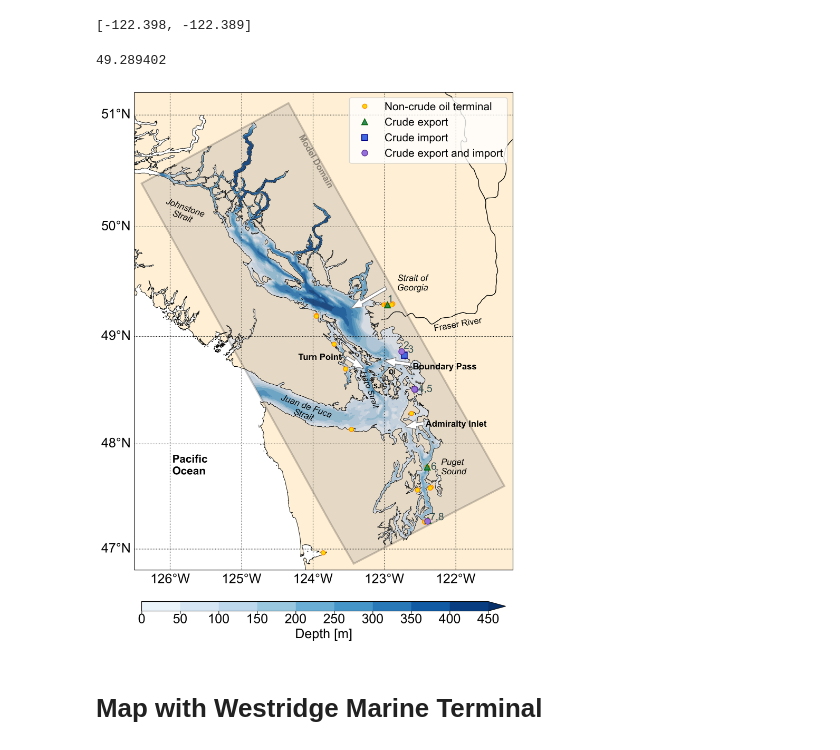
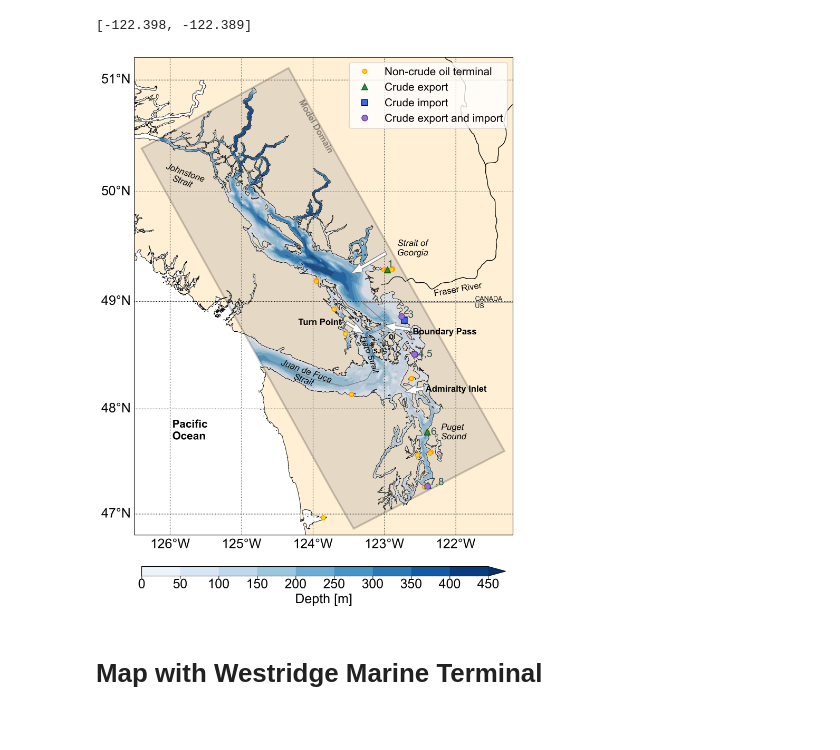
Before and after one commit to MIDOSS/MuellerEtAl_MIDOSS_paper, a Jupyter notebook: notebooks/Figure1_DomainMap.ipynb, the cells around one changed output. Drawn from its saved outputs; the diff is of its cells as text; code cells hidden in the pictures.

```diff
--- a/notebooks/Figure1_DomainMap.ipynb
+++ b/notebooks/Figure1_DomainMap.ipynb
@@ -189,10 +184,6 @@ fac_crude_out_lons = [facdf['wa'][facdf['wa']["FacilityName"]==facility].DockLon
 fac_crude_out_lons
 # %% [output]
 [-122.398, -122.389]
-# %%
-facdf['bc'].Latitude[7]
-# %% [output]
-49.289402
 # %%
 mask = xarray.open_dataset(grid_dir/'mesh_mask201702.nc')
 coords = xarray.open_dataset(grid_dir/'coordinates_seagrid_SalishSea201702.nc', decode_times=False)
@@ -219,6 +210,8 @@ if graphics_size=='large':
         {'name': 'Haro Strait'         , 'xy': (0.62, 0.34), 'f':11, 'r': -70,   'fs':'italic', 'wt': 'normal', 'arrow': None, 'ha':'center','alpha':None},
         {'name': 'Johnstone\nStrait'   , 'xy': (0.13, 0.72),'f':12,  'r': -20,   'fs':'italic', 'wt': 'normal', 'arrow': None, 'ha':'center','alpha':None},
         {'name': 'Fraser River'        , 'xy': (0.79, 0.50), 'f':12, 'r': 10,  'fs':'normal', 'wt': 'normal', 'arrow': None, 'ha':'left','alpha':None},
+        {'name': 'CANADA'              , 'xy': (0.9, 0.49),  'f':9,'r':   0, 'fs':'normal', 'wt': 'normal', 'arrow': None, 'ha':'left','alpha':None},
+        {'name': 'US'                  , 'xy': (0.9, 0.475),  'f':9,'r':   0, 'fs':'normal', 'wt': 'normal', 'arrow': None, 'ha':'left','alpha':None},
         {'name': 'Boundary Pass'       , 'xy': (0.82, 0.42), 'f':12, 'r': 0,    'fs':'normal', 'wt': 'bold', 'arrow': (0.73, 0.43,  -0.04,  0.0045), 'ha':'center','alpha':None},
         #{'name': 'Boundary Pass'       , 'xy': (0.82, 0.42), 'f':12, 'r': 0,    'fs':'normal', 'wt': 'bold', 'arrow': (0.82-11, 0.42+18,  -0.03,  0.005), 'ha':'center','alpha':None},
         {'name': 'Admiralty Inlet'     , 'xy': (0.85, 0.3), 'f':12, 'r': 0,    'fs':'normal', 'wt': 'bold', 'arrow': (0.765, 0.307,  -0.02,  -0.003), 'ha':'center','alpha':None},
@@ -269,11 +262,18 @@ extent = [-126.5, -121.2, 46.8, 51.2]
 proj = crs.Mercator(numpy.mean(extent[:2]), *extent[2:])
 ax = fig.add_subplot(gs[0], projection=proj)
 ax.set_extent(extent)
-ax.add_feature(feature.GSHHSFeature('full', edgecolor='k', linewidth=0.6, facecolor='papayawhip'))
+ax.add_feature(feature.GSHHSFeature(
+    'full', edgecolor='k', linewidth=0.6, facecolor='papayawhip')
+)
+ax.add_feature(feature.BORDERS, linestyle='-', linewidth=1, color='grey')
 ax.add_feature(feature.NaturalEarthFeature(
     category='physical', name='rivers_lake_centerlines',
     scale='10m', facecolor='none', edgecolor='k',
 ))
+# ax.add_feature(feature.NaturalEarthFeature(
+#     category='cultural', name='admin_1_states_provinces_lines',
+#     scale='50m'
+# ))
 gl = ax.gridlines(linestyle=":", color='k', draw_labels=True)
 gl.top_labels, gl.right_labels = False, False
 
@@ -357,34 +357,34 @@ for ann in annotations_coarse:
         ax.text(*ann['xy'], ann['name'],
                 transform=ax.transAxes,
                 rotation=ann['r'],
                 fontsize=ann['f'],
                 fontdict={'weight': ann['wt'], 'color': 'k'},
                 ha=ann['ha'],
                 alpha=ann['alpha']
                )
     else:
         ax.text(*ann['xy'], ann['name'],
                 transform=ax.transAxes,
                 rotation=ann['r'],
                 fontsize=ann['f'],
                 style=ann['fs'],
                 fontdict={'weight': ann['wt'], 'color': 'k'},
                 ha=ann['ha']
                )
     if ann['arrow'] is not None:
         ax.arrow(*ann['arrow'], width=0.007, head_width=0.02, edgecolor='grey', facecolor='white', transform=ax.transAxes, zorder=10)
 
 # Colorbar
 cax = fig.add_axes([0.135, 0.06, 0.23, 0.015])
 fig.colorbar(c, cax=cax, orientation='horizontal', label='Depth [m]')
 
 # save figure
 if custom_dpi>=600:
     plt.savefig(graphics_dir/'Figure1_SSC_model_domain.png')
 else:
     plt.savefig(graphics_dir/'Figure1_SSC_model_domain_small.png')
 # %% [output]
-[figure, old version]
+[figure, new version]
 # %% [markdown]
 # Map with Westridge Marine Terminal
 # %%
```
Also changed, not shown: parts of 2 cells of this notebook.
